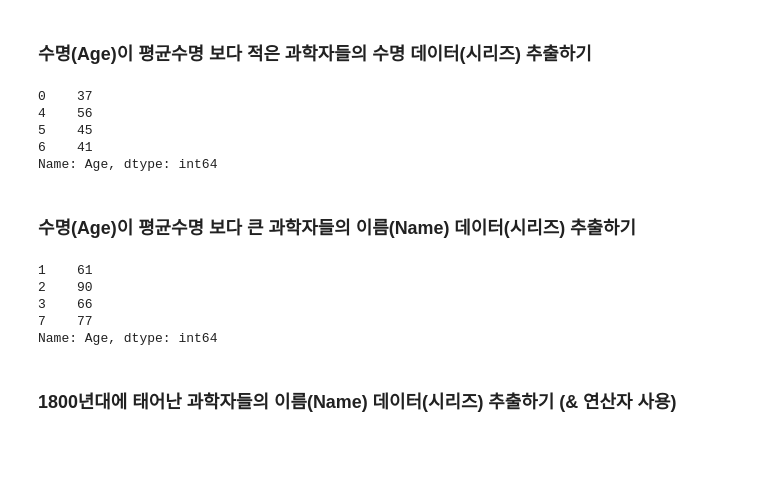
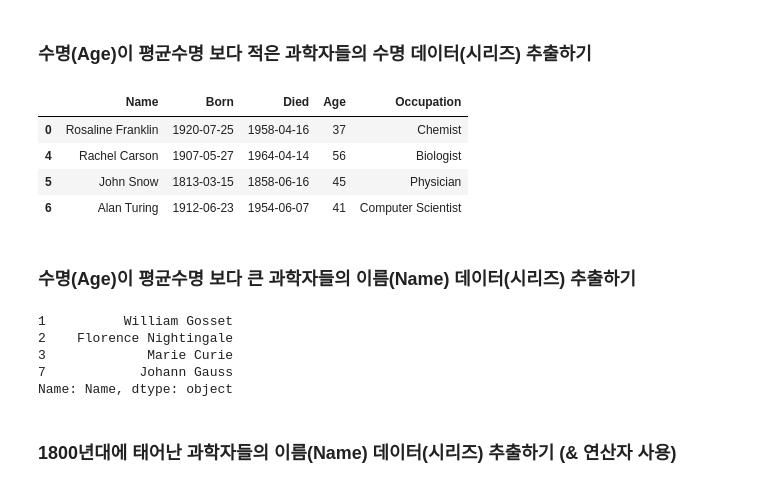
Before and after one commit to jbljw02/PY_Pandas, a Jupyter notebook: src/pandas/notebook/pandas_recap.ipynb, the cells around one changed output. Drawn from its saved outputs; the diff is of its cells as text; code cells hidden in the pictures; blank space fills up the shorter version.

```diff
--- a/src/pandas/notebook/pandas_recap.ipynb
+++ b/src/pandas/notebook/pandas_recap.ipynb
@@ -305,25 +311,23 @@ print(scientists)
 # %% [markdown]
 ### 수명(Age)이 평균수명 보다 적은 과학자들의 수명 데이터(시리즈) 추출하기
 # %%
-age = scientists['Age']
-age[age < age.mean()]
+scientists[scientists['Age'] < scientists['Age'].mean()]
 # %% [output]
-0    37
-4    56
-5    45
-6    41
-Name: Age, dtype: int64
+|  | Name | Born | Died | Age | Occupation |
+| 0 | Rosaline Franklin | 1920-07-25 | 1958-04-16 | 37 | Chemist |
+| 4 | Rachel Carson | 1907-05-27 | 1964-04-14 | 56 | Biologist |
+| 5 | John Snow | 1813-03-15 | 1858-06-16 | 45 | Physician |
+| 6 | Alan Turing | 1912-06-23 | 1954-06-07 | 41 | Computer Scientist |
 # %% [markdown]
 ### 수명(Age)이 평균수명 보다 큰 과학자들의 이름(Name) 데이터(시리즈) 추출하기
-# %%
-age = scientists['Age']
-age[age > age.mean()]
-# %% [output]
-1    61
-2    90
-3    66
-7    77
-Name: Age, dtype: int64
+# %%
+scientists['Name'][scientists['Age'] > scientists['Age'].mean()]
+# %% [output]
+1          William Gosset
+2    Florence Nightingale
+3             Marie Curie
+7            Johann Gauss
+Name: Name, dtype: object
 # %% [markdown]
 ### 1800년대에 태어난 과학자들의 이름(Name) 데이터(시리즈) 추출하기 (& 연산자 사용)
 # %%
```
Also changed, not shown: parts of 25 cells of this notebook, 3 other files.
